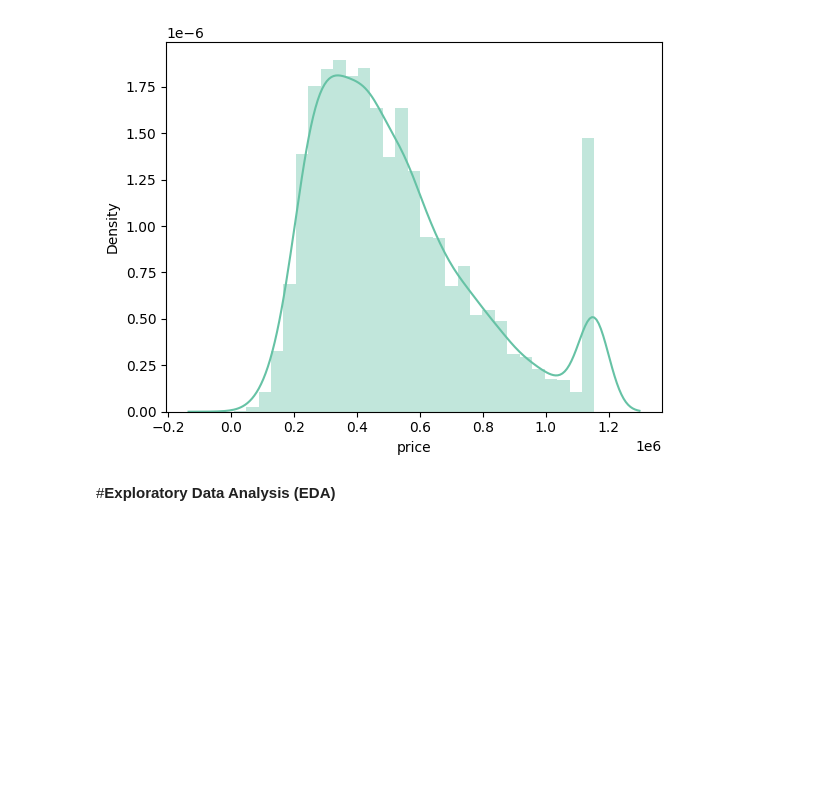
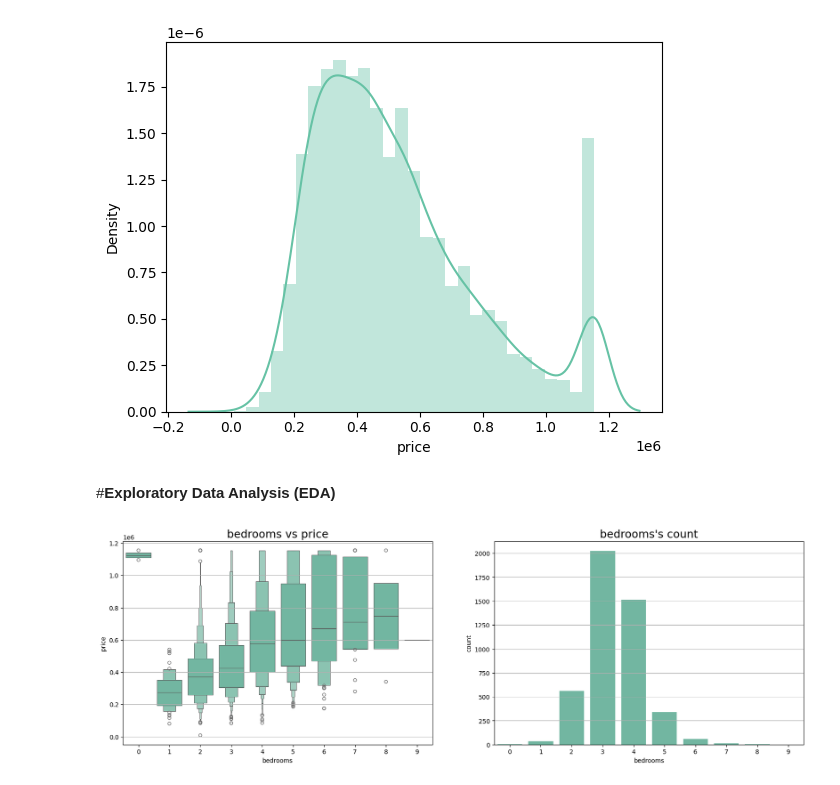
Before and after one commit to MuneefMumthas/CO538-Muneef-22206529, a Jupyter notebook: CO538_CW1_MLProject_Muneef_22206529.ipynb, the cells around one changed output. Saved outputs shown, nothing was run; the diff lists cells and outputs as text; code cells hidden in the pictures; blank space fills up the shorter version.

```diff
--- a/CO538_CW1_MLProject_Muneef_22206529.ipynb
+++ b/CO538_CW1_MLProject_Muneef_22206529.ipynb
@@ -277,3 +277,21 @@ https://gist.github.com/mwaskom/de44147ed2974457ad6372750bbe5751
 [figure]
 # %% [markdown]
 #**Exploratory Data Analysis (EDA)**
+# %%
+plt.figure(figsize=(20, 6))
+
+# Boxen plot for bedrooms vs price
+plt.subplot(1, 2, 1)
+plt.grid(True)
+ax = sns.boxenplot(data=df, x='bedrooms', y='price')
+ax.set_title('bedrooms vs price', fontdict={'fontsize': 18})
+
+# Countplot for bedrooms
+plt.subplot(1, 2, 2)
+plt.grid(True)
+ax = sns.countplot(x=df['bedrooms'])
+ax.set_title('bedrooms\'s count', fontdict={'fontsize': 18})
+
+plt.show()
+# %% [output]
+[figure, added]
```
